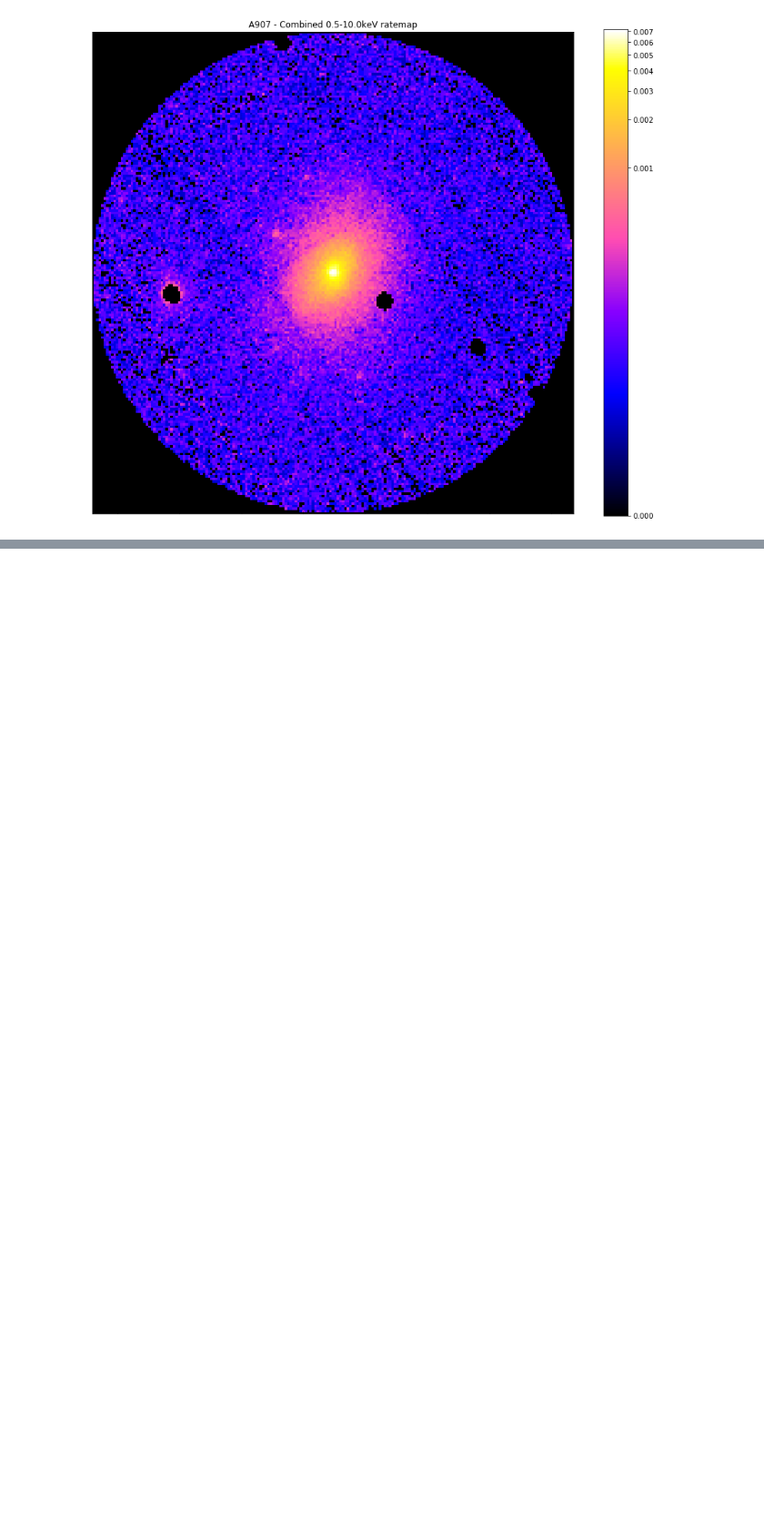
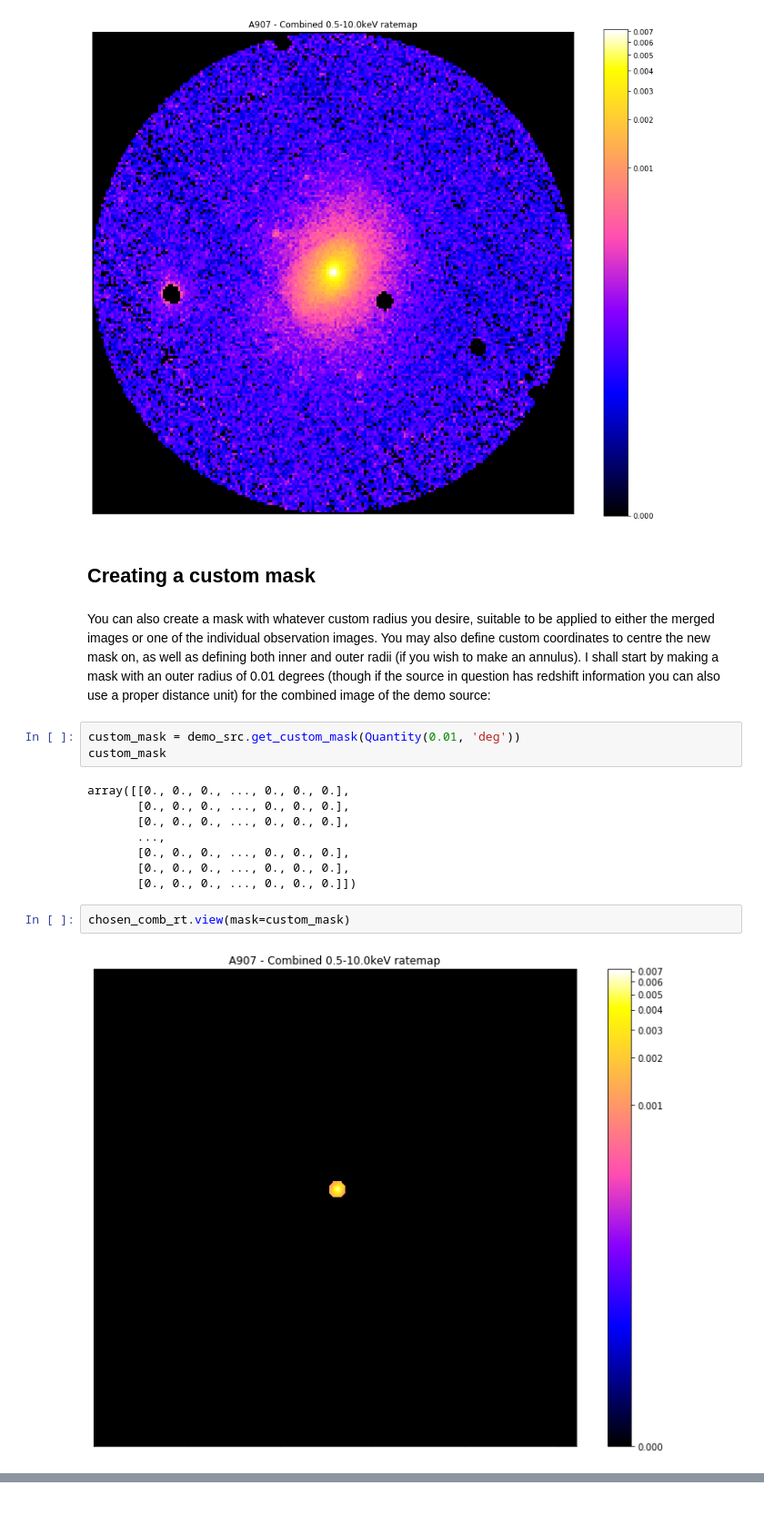
Before and after one commit to DavidT3/XGA, a Jupyter notebook: docs/source/notebooks/tutorials/photometry.ipynb, the cells around one changed output, grey strips where cells are left out. Shown at 91% size. Drawn from its saved outputs; the diff is of its cells as text; blank space fills up the shorter version.

```diff
--- a/docs/source/notebooks/tutorials/photometry.ipynb
+++ b/docs/source/notebooks/tutorials/photometry.ipynb
@@ -344,3 +342,22 @@ r500_interloper_masks = demo_src.get_mask('r500',)
 chosen_comb_rt.view(mask=r500_interloper_masks[0], figsize=(12, 10), zoom_in=True)
 # %% [output]
 [figure]
+# %% [markdown]
+## Creating a custom mask
+# %% [markdown]
+You can also create a mask with whatever custom radius you desire, suitable to be applied to either the merged images or one of the individual observation images. You may also define custom coordinates to centre the new mask on, as well as defining both inner and outer radii (if you wish to make an annulus). I shall start by making a mask with an outer radius of 0.01 degrees (though if the source in question has redshift information you can also use a proper distance unit) for the combined image of the demo source:
+# %%
+custom_mask = demo_src.get_custom_mask(Quantity(0.01, 'deg'))
+custom_mask
+# %% [output]
+array([[0., 0., 0., ..., 0., 0., 0.],
+       [0., 0., 0., ..., 0., 0., 0.],
+       [0., 0., 0., ..., 0., 0., 0.],
+       ...,
+       [0., 0., 0., ..., 0., 0., 0.],
+       [0., 0., 0., ..., 0., 0., 0.],
+       [0., 0., 0., ..., 0., 0., 0.]])
+# %%
+chosen_comb_rt.view(mask=custom_mask)
+# %% [output]
+[figure, added]
```
Also changed, not shown: parts of 27 cells of this notebook.
